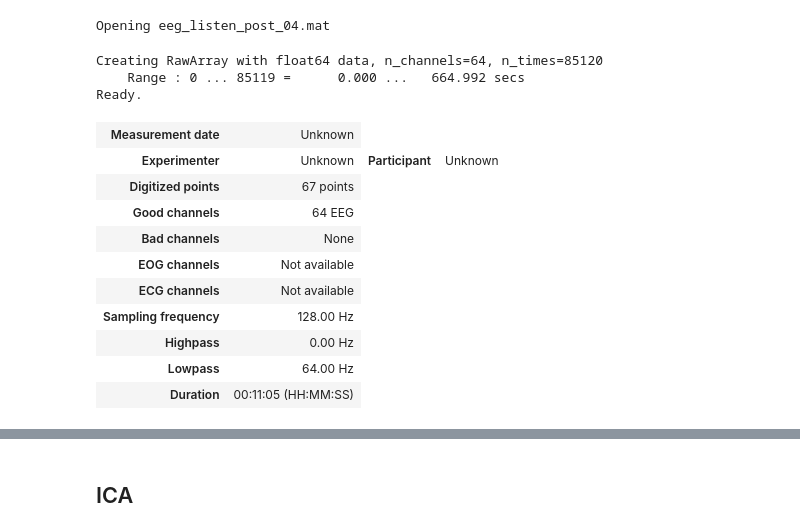
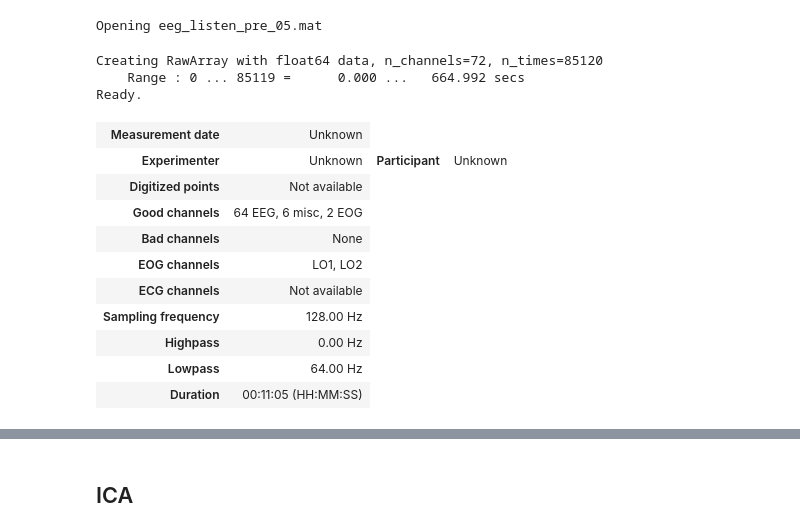
Before and after one commit to haiqin-zhang/AM-EEG, a Jupyter notebook: analysis_listen/listen_erp.ipynb, the cells around one changed output, grey strips where cells are left out. Cells and saved outputs as stored; diff of their text form; code cells hidden in the pictures.

Commit message:
mTRF analyses and pre/post preprocessing pipeline

```diff
--- a/analysis_listen/listen_erp.ipynb
+++ b/analysis_listen/listen_erp.ipynb
@@ -20,8 +20,8 @@ from plot_utils import *
 #======================================================================================
 pp_dir = "/Users/cindyzhang/Documents/M2/Audiomotor_Piano/AM-EEG/data_preprocessed" #where the preprocessed files are
 figure_folder = '/Users/cindyzhang/Documents/M2/Audiomotor_Piano/AM-EEG/analysis_listen/listen_figures'
-subjects_to_process = ['04']
-period = 'post'
+subjects_to_process = ['05']
+period = 'pre'
 # %%
 #======================================================================================
 #                        PARAMETERS
@@ -29,7 +29,7 @@ period = 'post'
 with open('../utils/ch_names.pkl', 'rb') as file:
     ch_names_all = pickle.load(file)
 ch_names_64 = ch_names_all[0:64]
-
+ch_names_72 = ch_names_all[0:72]
 
 downfreq = 128
 # %%
@@ -49,28 +49,28 @@ for folder in sorted(os.listdir(pp_dir)):
     data = loadmat(data_path)
     eeg = data['trial_data']
     refs = data['trial_mastoids']
+    all_electrodes = data['all_electrodes']
     events_sv = data['events']
-
-    """  already_processed = []
-    already_processed.append(subject_ID)"""
 # %% [output]
-Opening eeg_listen_post_04.mat
+Opening eeg_listen_pre_05.mat
 # %%
-#making raw object from .mat data
+ #making raw object from .mat data
+info = mne.create_info(ch_names=ch_names_72, sfreq = 128, ch_types='misc')
+raw = mne.io.RawArray(all_electrodes, info = info)
 
-info_raw = mne.create_info(ch_names=ch_names_64, sfreq = 128, ch_types='eeg')
-raw = mne.io.RawArray(eeg, info = info_raw)
-raw.set_montage('biosemi64')
+#define channel types
+raw.set_channel_types({name: 'eeg' for name in ch_names_72[0:64]})
+raw.set_channel_types({name: 'eog' for name in ch_names_72[66:68]})
 # %% [output]
-Creating RawArray with float64 data, n_channels=64, n_times=85120
+Creating RawArray with float64 data, n_channels=72, n_times=85120
     Range : 0 ... 85119 =      0.000 ...   664.992 secs
 Ready.
 | Measurement date | Unknown |
 | Experimenter | Unknown | Participant | Unknown |
-| Digitized points | 67 points |
-| Good channels | 64 EEG |
+| Digitized points | Not available |
+| Good channels | 64 EEG, 6 misc, 2 EOG |
 | Bad channels | None |
-| EOG channels | Not available |
+| EOG channels | LO1, LO2 |
 | ECG channels | Not available |
 | Sampling frequency | 128.00 Hz |
 | Highpass | 0.00 Hz |
```
Also changed, not shown: parts of 8 cells of this notebook, 10 other files.
